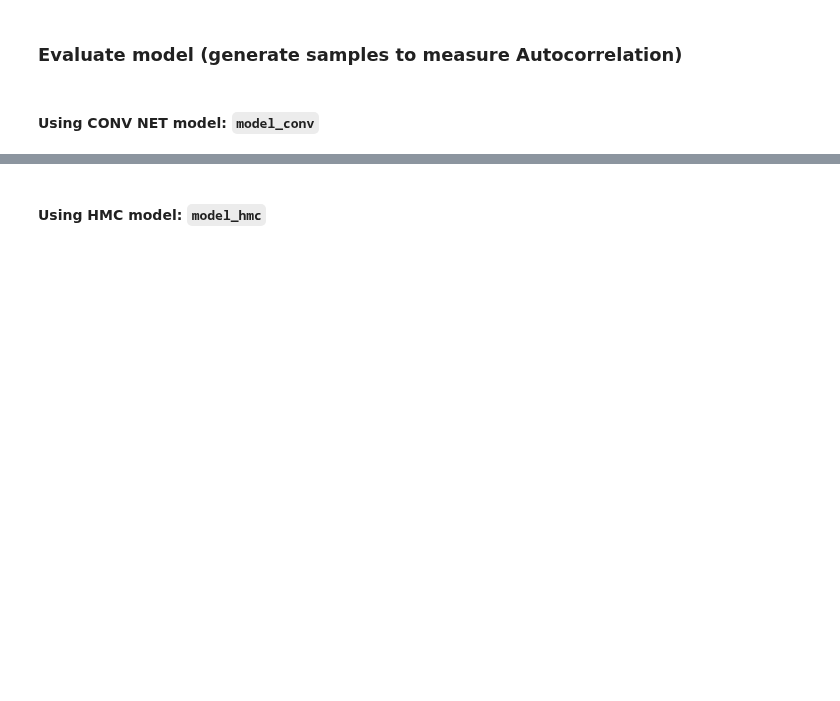
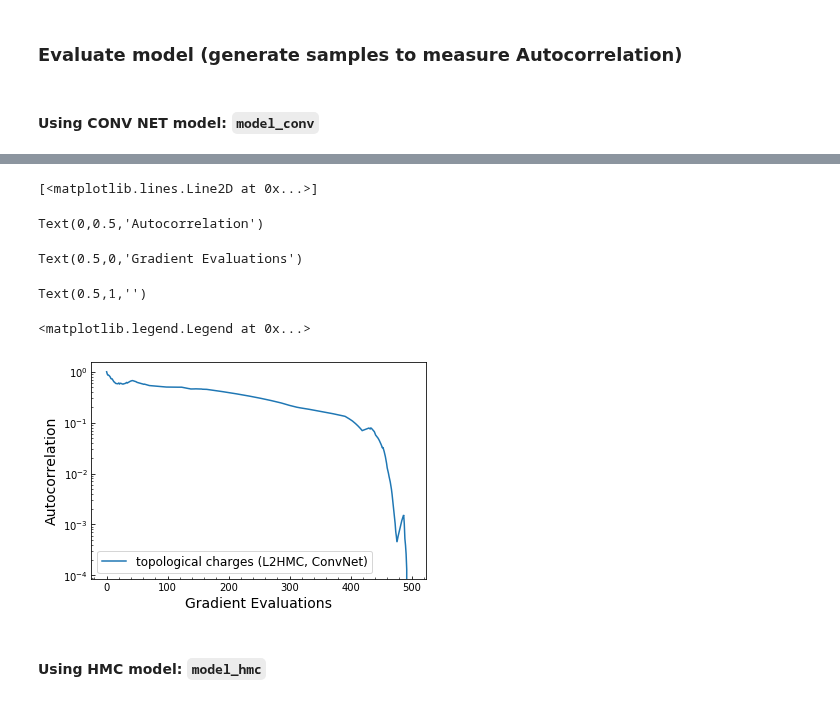
Before and after one commit to saforem2/l2hmc, a Jupyter notebook: l2hmc/notebooks/U1_l2hmc_tf_eager.ipynb, the cells around one changed output, grey strips where cells are left out. Cells and saved outputs as stored; diff of their text form; code cells hidden in the pictures; blank space fills up the shorter version.

```diff
--- a/l2hmc/notebooks/U1_l2hmc_tf_eager.ipynb
+++ b/l2hmc/notebooks/U1_l2hmc_tf_eager.ipynb
@@ -589,15 +480,19 @@ actions_history_conv = []
 avg_plaquettes_history_conv = []
 top_charges_history_conv = []
 # %%
-for i in range(5000):
-    samples_history_conv.append(samples_conv.numpy())
+for i in range(500):
+    #samples_history_conv.append(samples_conv.numpy())
     t0 = time.time()
-    _, _, _, samples_conv = apply_transition_conv(samples_conv)
+    #_, _, _, samples_conv = apply_transition_conv(samples_conv)
+    _, _, _, samples_conv1 = model_conv1.dynamics.apply_transition(samples_conv1)
     observables_conv = np.array(
-        model_conv.lattice.calc_plaq_observables(samples_conv)
+        model_conv.lattice.calc_plaq_observables(samples_conv1)
     ).T
     actions_history_conv.append(observables_conv[0])
     avg_plaquettes_history_conv.append(observables_conv[1])
     top_charges_history_conv.append(observables_conv[2])
-    print(f'step: {i}  time/step: {time.time() - t0:^6.4g}')
+    step_time = (time.time() - t0) / (model_conv.num_steps * model_conv.batch_size)
+    print(f'step: {i}  time/step: {step_time:^6.4g} '
+          f'top_charge: {np.mean(observables_conv[2]):^6.4g} '
+          f'avg_plaq: {np.mean(observables_conv[1]):^6.4g}')
 # %% [output]
@@ -623,3 +518,9 @@ samples_history_conv = np.array(samples_history_conv)
 actions_history_conv = np.array(actions_history_conv)
 avg_plaquettes_history_conv = np.array(avg_plaquettes_history_conv)
 top_charges_history_conv = np.array(top_charges_history_conv)
+# %%
+top_charges_autocorr0_conv = autocorr(top_charges_history_conv[:, 0])
+top_charges_autocorr1_conv = autocorr(top_charges_history_conv[:, 1])
+
+top_charges_autocorr_conv = (top_charges_autocorr0_conv
+                            + top_charges_autocorr1_conv) / 2
@@ -626,3 +533,31 @@ top_charges_history_conv = np.array(top_charges_history_conv)
+# %%
+steps_conv = np.arange(len(top_charges_autocorr_conv))
+
+fig, ax = plt.subplots()
+#ax.plot(steps_hmc, top_charges_autocorr_hmc,
+#        marker='', ls='-', label='topological_charge (HMC)')
+#ax.plot(steps_conv, avg_plaquettes_autocorr_conv,
+#        marker='', ls='--', label='avg plaquettes (L2HMC, ConvNet)')
+ax.plot(steps_conv, top_charges_autocorr_conv,
+        marker='', ls='-', label='topological charges (L2HMC, ConvNet)')
+#ax.plot(steps1, top_charges_autocorr, marker='', ls='-', label='topological_charge (L2HMC)')
+ax.set_ylabel('Autocorrelation', fontsize=14)
+ax.set_xlabel('Gradient Evaluations', fontsize=14)
+ax.set_title("")
+ax.legend(loc='best', fontsize=12)
+fig.savefig(os.path.join(model_conv.figs_dir,
+                         'top_charge_autocorrelation_fn_hmc.pdf'),
+            dpi=400, bbox_inches='tight')
+#ax.set_xlim((ax.get_xlim()[0], 1000))
+#ax.set_xlim((-5, 1000))
+plt.show()
+# %% [output]
+[<matplotlib.lines.Line2D at 0x...>]
+Text(0,0.5,'Autocorrelation')
+Text(0.5,0,'Gradient Evaluations')
+Text(0.5,1,'')
+<matplotlib.legend.Legend at 0x...>
+[figure, added]
 # %% [markdown]
 #### Using HMC model: `model_hmc`
 # %%
```
Also changed, not shown: parts of 80 cells of this notebook, 1 other file.
